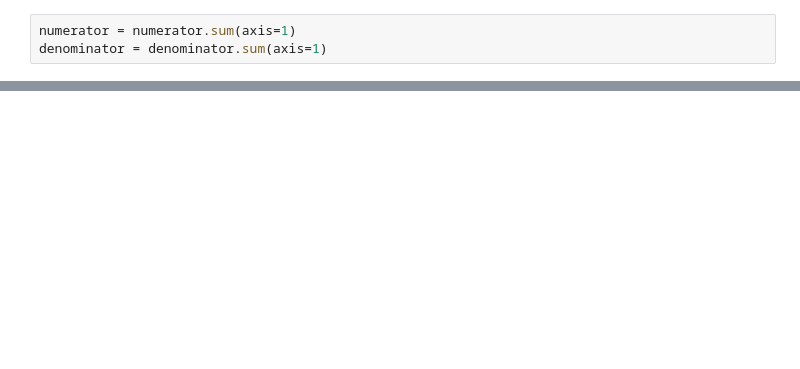
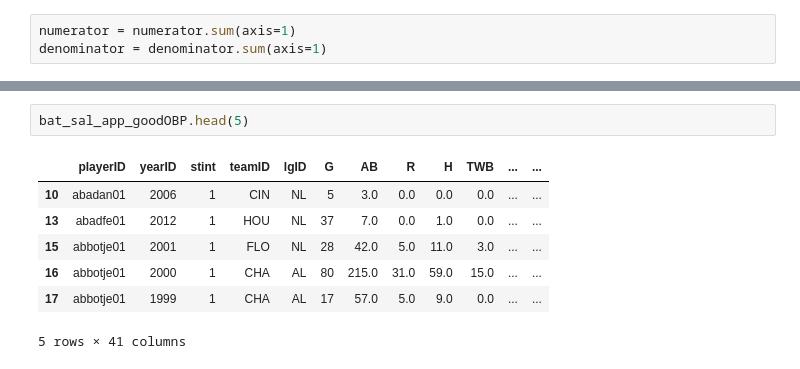
Before and after one commit to gregajohnston/moneyball, a Jupyter notebook: moneyball.ipynb, the cells around one changed output, grey strips where cells are left out. Drawn from its saved outputs; the diff is of its cells as text; blank space fills up the shorter version.

```diff
--- a/moneyball.ipynb
+++ b/moneyball.ipynb
@@ -58,0 +132,10 @@ batting_numbers['OBP'] = numerator.div(denominator)
+# %%
+bat_sal_app_goodOBP.head(5)
+# %% [output]
+|  | playerID | yearID | stint | teamID | lgID | G | AB | R | H | TWB | ... | ... |
+| 10 | abadan01 | 2006 | 1 | CIN | NL | 5 | 3.0 | 0.0 | 0.0 | 0.0 | ... | ... |
+| 13 | abadfe01 | 2012 | 1 | HOU | NL | 37 | 7.0 | 0.0 | 1.0 | 0.0 | ... | ... |
+| 15 | abbotje01 | 2001 | 1 | FLO | NL | 28 | 42.0 | 5.0 | 11.0 | 3.0 | ... | ... |
+| 16 | abbotje01 | 2000 | 1 | CHA | AL | 80 | 215.0 | 31.0 | 59.0 | 15.0 | ... | ... |
+| 17 | abbotje01 | 1999 | 1 | CHA | AL | 17 | 57.0 | 5.0 | 9.0 | 0.0 | ... | ... |
+5 rows × 41 columns
```
Also changed, not shown: parts of 22 cells of this notebook.
